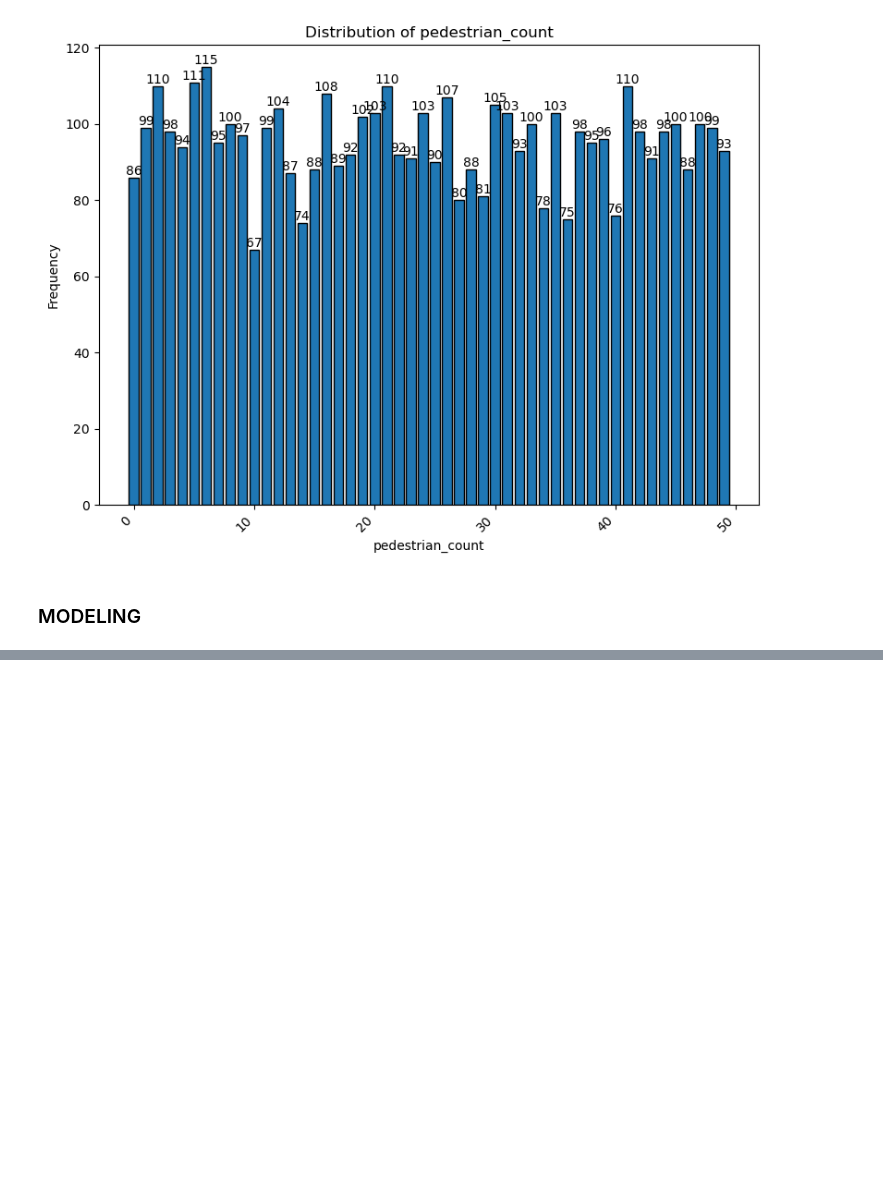
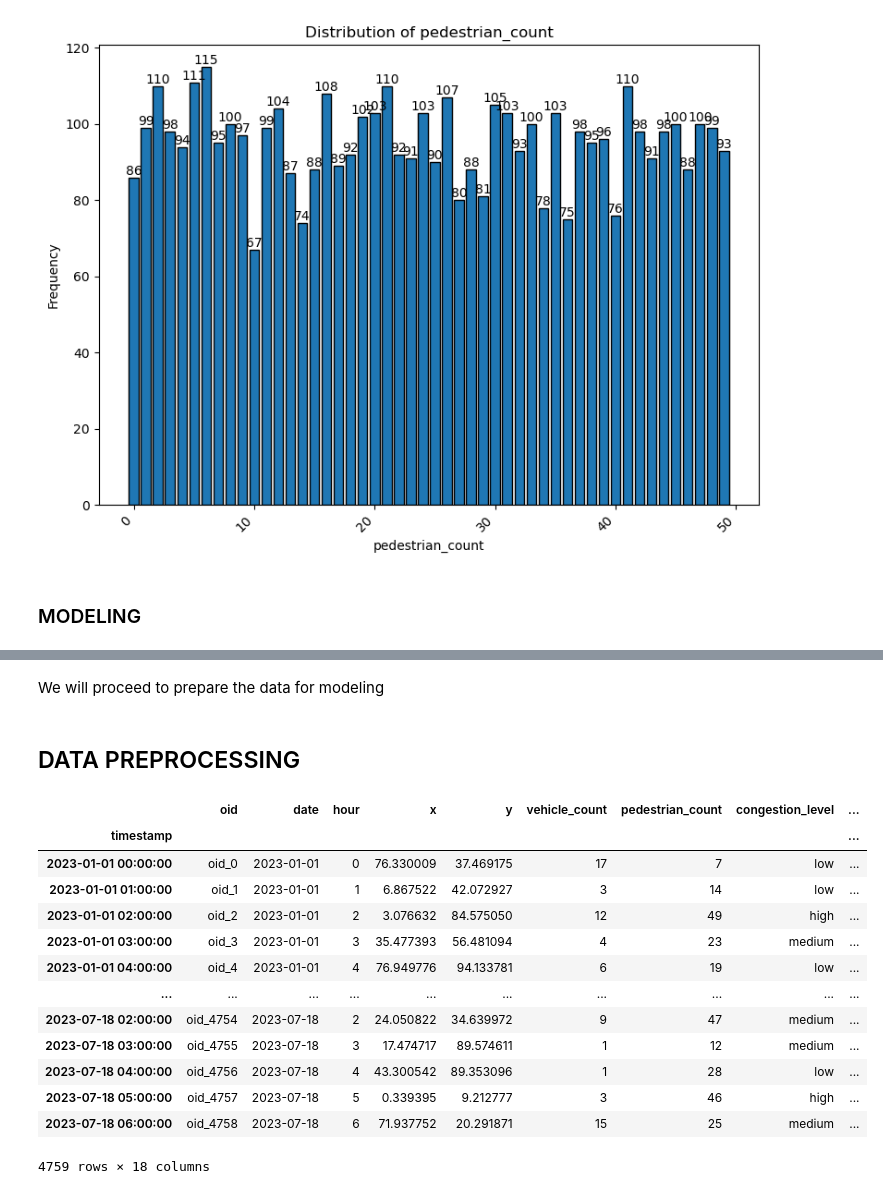
Before and after one commit to Kamaukaguru/Traffic-analysis-project, a Jupyter notebook: Index.ipynb, the cells around one changed output, grey strips where cells are left out. Cells and saved outputs as stored; diff of their text form; code cells hidden in the pictures; blank space fills up the shorter version.

```diff
--- a/Index.ipynb
+++ b/Index.ipynb
@@ -386,0 +405,2 @@ from statsmodels.tsa.statespace.sarimax import SARIMAX
+# %% [markdown]
+We will proceed to prepare the data for modeling
@@ -386,0 +409,2 @@ from statsmodels.tsa.statespace.sarimax import SARIMAX
+# %% [markdown]
+## DATA PREPROCESSING
@@ -386,0 +415,17 @@ from statsmodels.tsa.statespace.sarimax import SARIMAX
+# %%
+cleaned_data
+# %% [output]
+|  | oid | date | hour | x | y | vehicle_count | pedestrian_count | congestion_level | ... |
+| timestamp |  |  |  |  |  |  |  |  | ... |
+| 2023-01-01 00:00:00 | oid_0 | 2023-01-01 | 0 | 76.330009 | 37.469175 | 17 | 7 | low | ... |
+| 2023-01-01 01:00:00 | oid_1 | 2023-01-01 | 1 | 6.867522 | 42.072927 | 3 | 14 | low | ... |
+| 2023-01-01 02:00:00 | oid_2 | 2023-01-01 | 2 | 3.076632 | 84.575050 | 12 | 49 | high | ... |
+| 2023-01-01 03:00:00 | oid_3 | 2023-01-01 | 3 | 35.477393 | 56.481094 | 4 | 23 | medium | ... |
+| 2023-01-01 04:00:00 | oid_4 | 2023-01-01 | 4 | 76.949776 | 94.133781 | 6 | 19 | low | ... |
+| ... | ... | ... | ... | ... | ... | ... | ... | ... | ... |
+| 2023-07-18 02:00:00 | oid_4754 | 2023-07-18 | 2 | 24.050822 | 34.639972 | 9 | 47 | medium | ... |
+| 2023-07-18 03:00:00 | oid_4755 | 2023-07-18 | 3 | 17.474717 | 89.574611 | 1 | 12 | medium | ... |
+| 2023-07-18 04:00:00 | oid_4756 | 2023-07-18 | 4 | 43.300542 | 89.353096 | 1 | 28 | low | ... |
+| 2023-07-18 05:00:00 | oid_4757 | 2023-07-18 | 5 | 0.339395 | 9.212777 | 3 | 46 | high | ... |
+| 2023-07-18 06:00:00 | oid_4758 | 2023-07-18 | 6 | 71.937752 | 20.291871 | 15 | 25 | medium | ... |
+4759 rows × 18 columns
```
Also changed, not shown: parts of 20 cells of this notebook.
